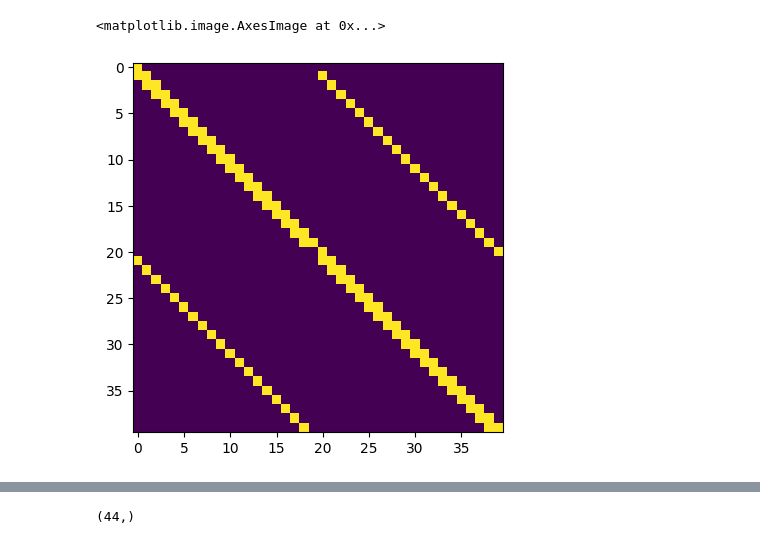
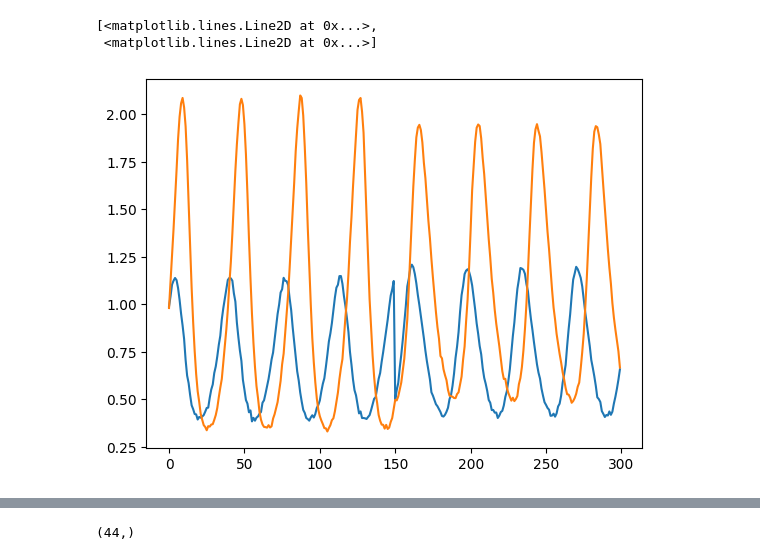
Before and after one commit to mackelab/probjax, a Jupyter notebook: scoresbibm/unstructured_task.ipynb, the cells around one changed output, grey strips where cells are left out. Saved outputs shown, nothing was run; the diff lists cells and outputs as text; code cells hidden in the pictures.

```diff
--- a/scoresbibm/unstructured_task.ipynb
+++ b/scoresbibm/unstructured_task.ipynb
@@ -2,7 +2,7 @@
 import jax
 import jax.numpy as jnp
 from scoresbibm.src.utils.data_utils import load_model
-jax.config.update("jax_platform_name", "cpu")
+#jax.config.update("jax_platform_name", "cpu")
 from scoresbibm.src.tasks.unstructured_tasks import LotkaVolterraTask
 
 from functools import partial
@@ -23,4 +21,10 @@ task = LotkaVolterraTask()
 # %%
 base_mask_fn = task.get_base_mask_fn()
 # %%
-data = task.get_data(1000, rng=jax.random.PRNGKey(0))
+data = task.get_data(2, rng=jax.random.PRNGKey(0))
+# %%
+plt.plot(data["x"].T)
+# %% [output]
+[<matplotlib.lines.Line2D at 0x...>,
+ <matplotlib.lines.Line2D at 0x...>]
+[figure, added]
@@ -68,5 +43,0 @@ mask_x = mask_x | mask_x01
-# %%
-plt.imshow(mask_x)
-# %% [output]
-<matplotlib.image.AxesImage at 0x...>
-[figure, removed]
```
Also changed, not shown: parts of 15 cells of this notebook, 27 other files.
